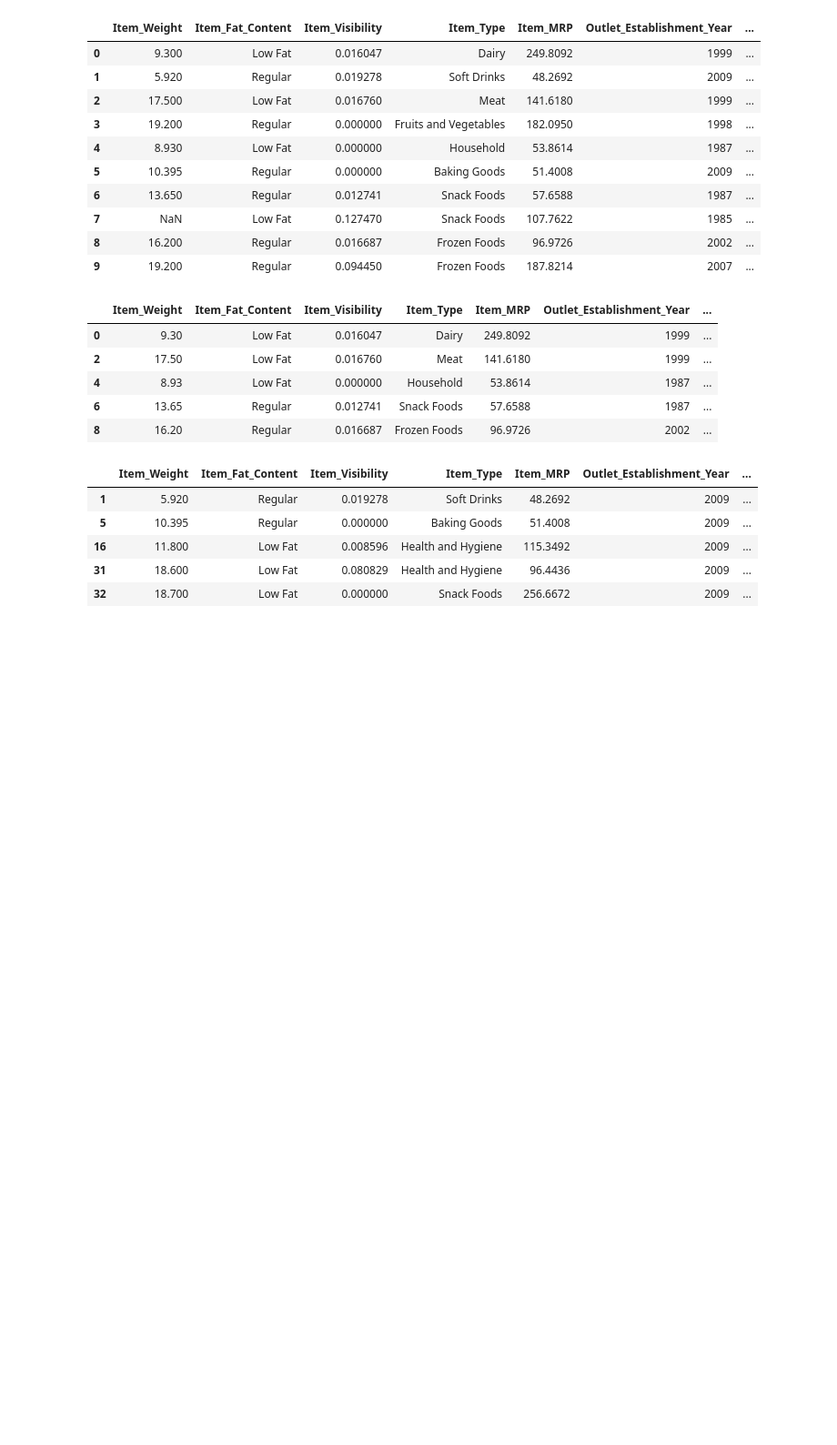
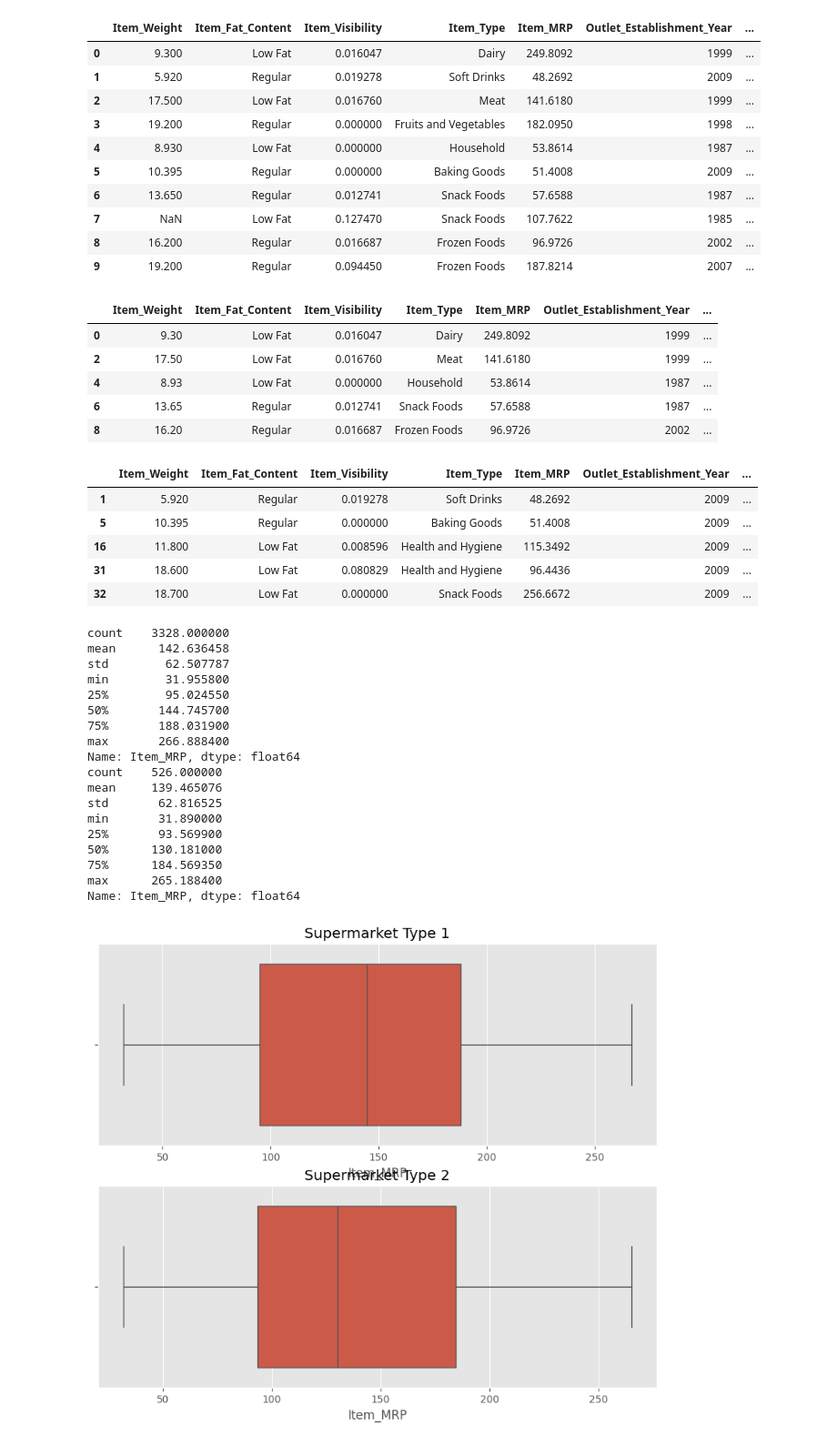
Before and after one commit to muadi6063/Oblig-assignment-AI, a Jupyter notebook: AI/Oppgave.ipynb, the cells around one changed output. Shown: that part at 91% size. Saved outputs shown, nothing was run; the diff lists cells and outputs as text; code cells hidden in the pictures; blank space fills up the shorter version.

```diff
--- a/AI/Oppgave.ipynb
+++ b/AI/Oppgave.ipynb
@@ -130,3 +128,43 @@ SupType_2.head()
 | 16 | 11.800 | Low Fat | 0.008596 | Health and Hygiene | 115.3492 | 2009 | ... |
 | 31 | 18.600 | Low Fat | 0.080829 | Health and Hygiene | 96.4436 | 2009 | ... |
 | 32 | 18.700 | Low Fat | 0.000000 | Snack Foods | 256.6672 | 2009 | ... |
+# %%
+plt.style.use("ggplot")
+
+fig, axes = plt.subplots(2, 1, figsize=(10,8))
+
+sns.boxplot(x=SupType_1['Item_MRP'], ax=axes[0])
+axes[0].set_title('Supermarket Type 1')
+
+
+sns.boxplot(x=SupType_2['Item_MRP'], ax=axes[1])
+axes[1].set_title('Supermarket Type 2')
+
+print(SupType_1['Item_MRP'].describe())
+print(SupType_2['Item_MRP'].describe())
+
+# Outlet_Type 1 has a higher median
+# Both of them do not have any outliers
+# To see if they have outliers:
+# Lower bound = Q1 - 1.5 × IQR
+# Upper bound = Q3 + 1.5 × IQR
+# %% [output]
+count    3328.000000
+mean      142.636458
+std        62.507787
+min        31.955800
+25%        95.024550
+50%       144.745700
+75%       188.031900
+max       266.888400
+Name: Item_MRP, dtype: float64
+count    526.000000
+mean     139.465076
+std       62.816525
+min       31.890000
+25%       93.569900
+50%      130.181000
+75%      184.569350
+max      265.188400
+Name: Item_MRP, dtype: float64
+[figure, added]
```
Also changed, not shown: parts of 1 cell of this notebook.
